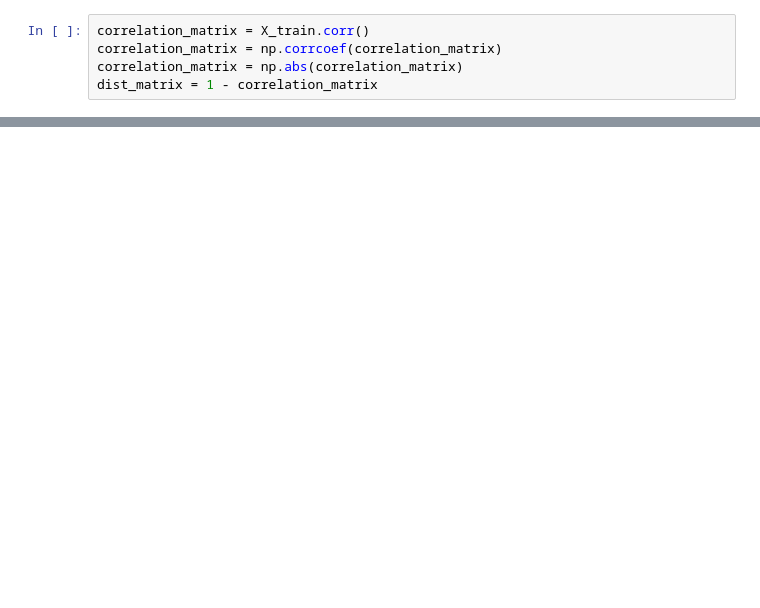
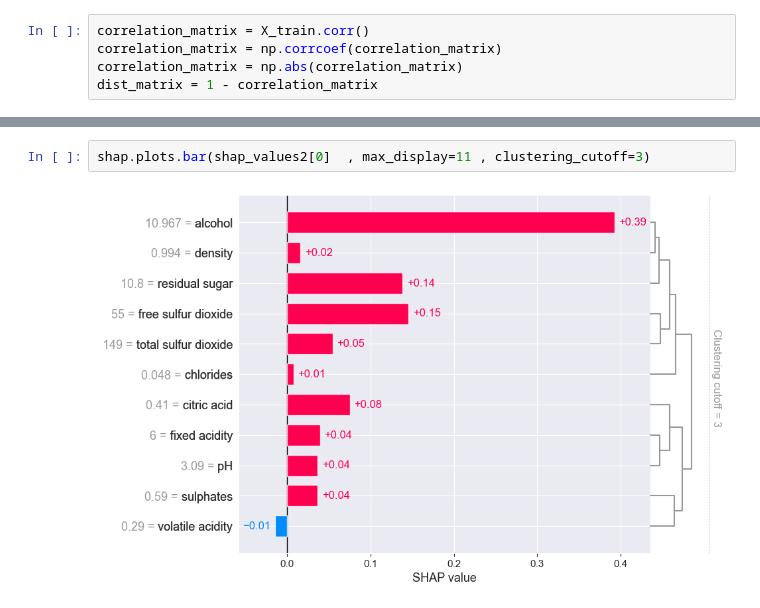
Before and after one commit to AndrewSwinn/Regression, a Jupyter notebook: 12-random-forest-regression.ipynb, the cells around one changed output, grey strips where cells are left out. Saved outputs shown, nothing was run; the diff lists cells and outputs as text; blank space fills up the shorter version.

```diff
--- a/12-random-forest-regression.ipynb
+++ b/12-random-forest-regression.ipynb
@@ -76,0 +122,4 @@ X_train
+# %%
+shap.plots.bar(shap_values2[0]  , max_display=11 , clustering_cutoff=3)
+# %% [output]
+[figure, added]
```
Also changed, not shown: parts of 18 cells of this notebook.
